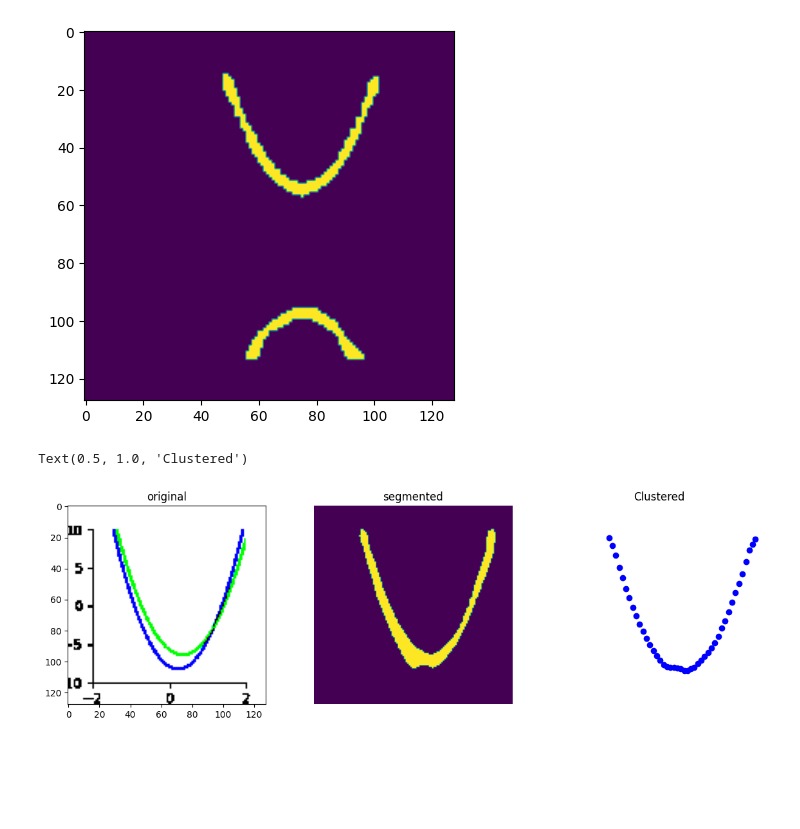
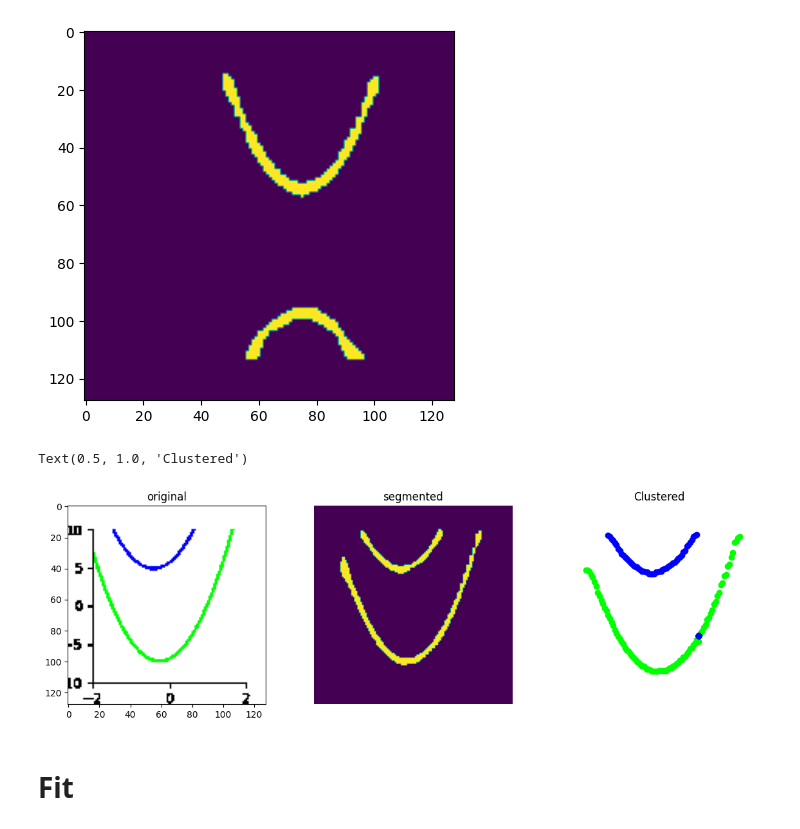
Before and after one commit to khachaturyan-1991/PlotExtract, a Jupyter notebook: TrackingAsistant.ipynb, the cells around one changed output. Saved outputs shown, nothing was run; the diff lists cells and outputs as text; code cells hidden in the pictures; blank space fills up the shorter version.

```diff
--- a/TrackingAsistant.ipynb
+++ b/TrackingAsistant.ipynb
@@ -21,7 +21,7 @@ from utils import load_model
 # Model
 # %%
 model = UNet()
-model = load_model(model, "08-09-07-16.pth")
+model = load_model(model, "./weights/08-09-07-16.pth")
 test_dataloader = create_dataloader(mode="test", num_samples=128, batch_size=32, shuffle=False, img_size=128)
 img, mask = next(iter(test_dataloader))
 # %% [output]
@@ -278,21 +278,3 @@ step_0 = 11
 piece = my_img[:, i*p_size:(i+1)*p_size]
 centers = get_cetners(piece, n_of_cluster=n_plots)
 centers += np.array([i*p_size, 0])
-# %%
-n_plots = 2
-
-kalmans = {"cl_1":cv2.KalmanFilter(4, 2), "cl_2":cv2.KalmanFilter(4, 2)}
-expected_center = {"cl_1":[], "cl_2":[]}
-
-for i, key in enumerate(kalmans.keys()):
-    kalmans[key].transitionMatrix = np.array([[1, 0, 1, 0],
-                                    [0, 1, 0, 1],
-                                    [0, 0, 1, 0],
-                                    [0, 0, 0, 1]], dtype=np.float32)
-    kalmans[key].measurementMatrix = np.array([[1, 0, 0, 0],
-                                     [0, 1, 0, 0]], dtype=np.float32)
-    kalmans[key].processNoiseCov = np.eye(4, dtype=np.float32) * 1e-2
-    kalmans[key].measurementNoiseCov = np.eye(2, dtype=np.float32) * 1e-1
-    kalmans[key].errorCovPost = np.eye(4, dtype=np.float32)
-    kalmans[key].statePost = np.array([centers[i][0], centers[i][1], 0, 0], dtype=np.float32)
-    expected_center[key] = centers[i]
@@ -499,32 +483,37 @@ class CCD:  # contineouse cluster detection
 # %%
-n = 8
+n = 7
 origin = img[n]
 my_img = pred[n][1]
 my_img[my_img < 0.8] = 0
-my_img[my_img > 0.5] = 1
+my_img[my_img > 0.8] = 1
 
 tracker = Tracker()
 obj = CCD(tracker, iniertia=0.7, velocity=1, accelaration=3)
-obj.run(my_img)
+obj.run(my_img, p_size=1)
 
 trace = tracker.trace
-plot1 = np.array(trace[0])
-#plot2 = np.array(trace[1])
+plot = {}
+for key in trace.keys():
+    plot[key] = np.array(trace[key])
 
-_, ax = plt.subplots(1, 3, figsize = (14, 4))
-ax[0].imshow(np.transpose(origin, (1,2,0)))
+LIST_OF_COLOURS = {0: "lime", 1: "blue", 2: "red", 3: "magenta"}
+
+_, ax = plt.subplots(1, 3, figsize=(14, 4))
+ax[0].imshow(np.transpose(origin, (1, 2, 0)))
 ax[0].set_title("original")
 
 ax[1].imshow(my_img)
 ax[1].axis("off")
 ax[1].set_title("segmented")
 
-ax[2].scatter(plot1[:,0], -plot1[:,1], c = "blue")
-#ax[2].scatter(plot2[:,0], -plot2[:,1], c = "lime")
+for key in trace.keys():
+    ax[2].scatter(plot[key][:, 0], -plot[key][:, 1], c=LIST_OF_COLOURS[key])
 ax[2].set_ylim(-120, 0)
 ax[2].set_xlim(0, 120)
 ax[2].axis("off")
 ax[2].set_title("Clustered")
 # %% [output]
 Text(0.5, 1.0, 'Clustered')
-[figure, old version]
+[figure, new version]
+# %% [markdown]
+# Fit
```
Also changed, not shown: parts of 5 cells of this notebook, 2 other files.
